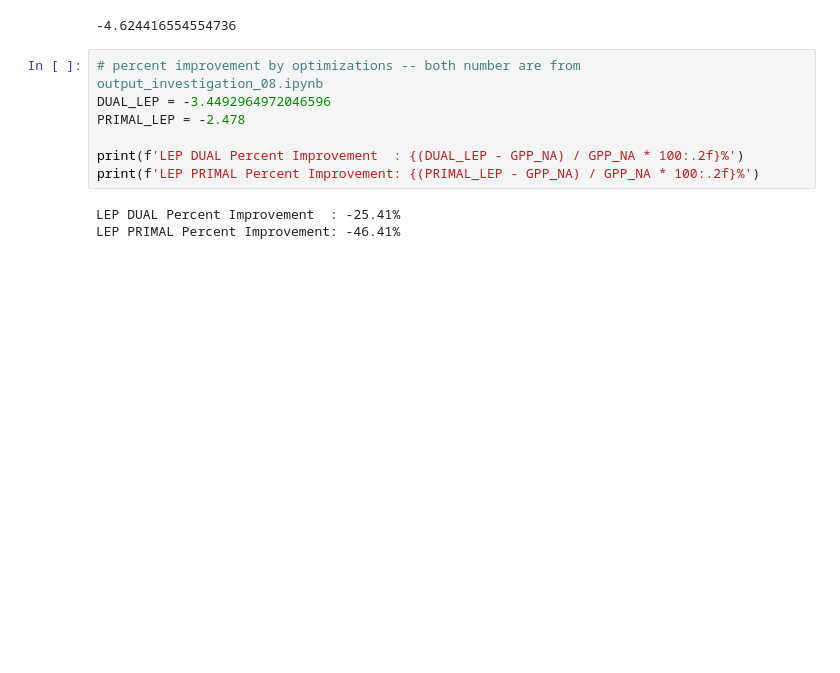
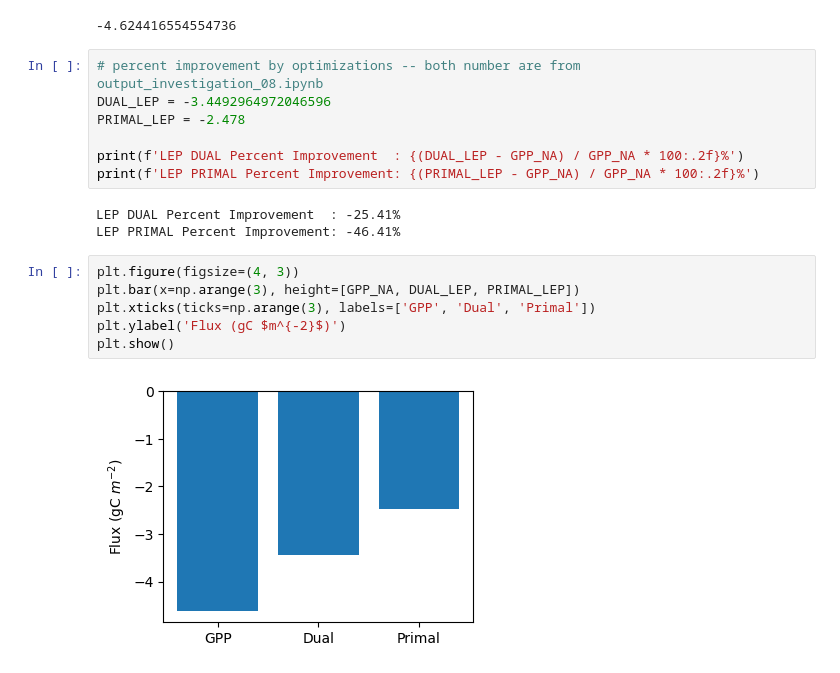
Before and after one commit to mcstanle/cf_inversion_sb_admm, a Jupyter notebook: gpp_lower_bound.ipynb, the cells around one changed output. Cells and saved outputs as stored; diff of their text form; blank space fills up the shorter version.

```diff
--- a/gpp_lower_bound.ipynb
+++ b/gpp_lower_bound.ipynb
@@ -47,3 +48,11 @@ print(f'LEP PRIMAL Percent Improvement: {(PRIMAL_LEP - GPP_NA) / GPP_NA * 100:.2
 # %% [output]
 LEP DUAL Percent Improvement  : -25.41%
 LEP PRIMAL Percent Improvement: -46.41%
+# %%
+plt.figure(figsize=(4, 3))
+plt.bar(x=np.arange(3), height=[GPP_NA, DUAL_LEP, PRIMAL_LEP])
+plt.xticks(ticks=np.arange(3), labels=['GPP', 'Dual', 'Primal'])
+plt.ylabel('Flux (gC $m^{-2}$)')
+plt.show()
+# %% [output]
+[figure, added]
```
Also changed, not shown: parts of 1 cell of this notebook, 4 other files.
